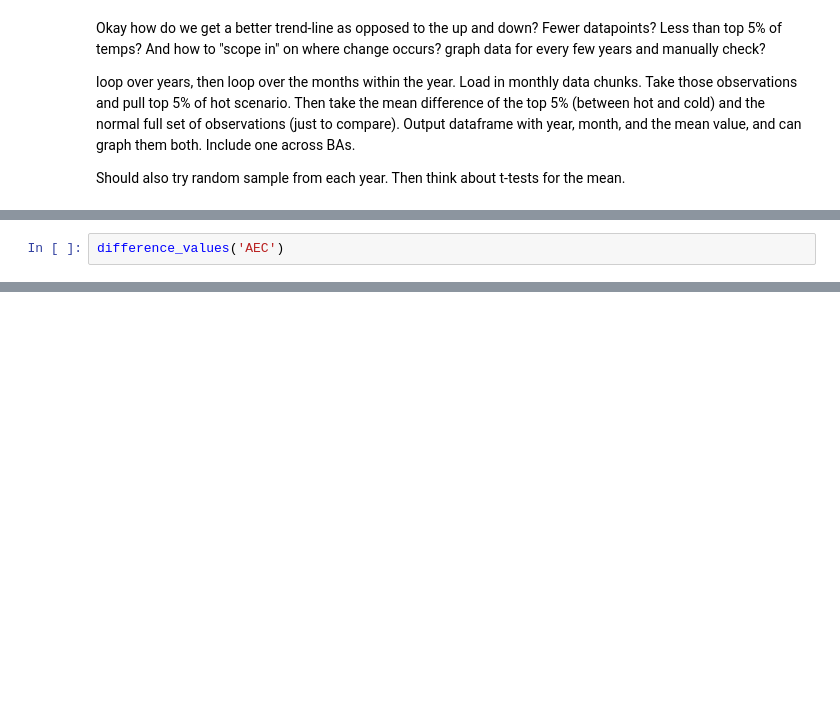
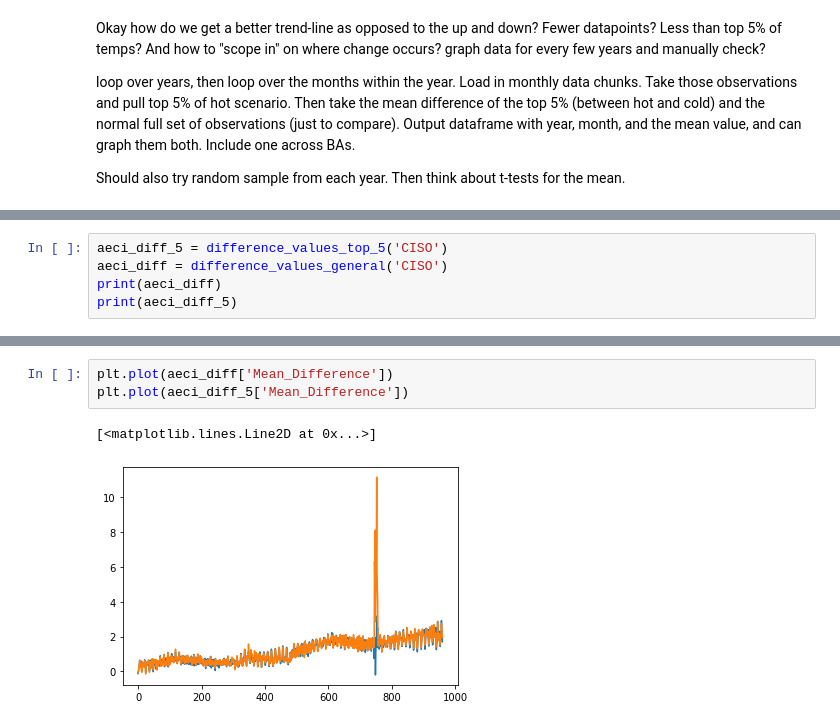
Before and after one commit to IMMM-SFA/misha_code, a Jupyter notebook: change_detection.ipynb, the cells around one changed output, grey strips where cells are left out. Drawn from its saved outputs; the diff is of its cells as text; blank space fills up the shorter version.

Commit message:
adds mean diff function

```diff
--- a/change_detection.ipynb
+++ b/change_detection.ipynb
@@ -195,3 +256,6 @@ def difference_values(input_BA): # do input_BA as string e.g. 'AEC'
 # %%
-difference_values('AEC')
+aeci_diff_5 = difference_values_top_5('CISO')
+aeci_diff = difference_values_general('CISO')
+print(aeci_diff)
+print(aeci_diff_5)
 # %% [output]
@@ -198,0 +279,6 @@ difference_values('AEC')
+# %%
+plt.plot(aeci_diff['Mean_Difference'])
+plt.plot(aeci_diff_5['Mean_Difference'])
+# %% [output]
+[<matplotlib.lines.Line2D at 0x...>]
+[figure, added]
```
Also changed, not shown: parts of 3 cells of this notebook.
